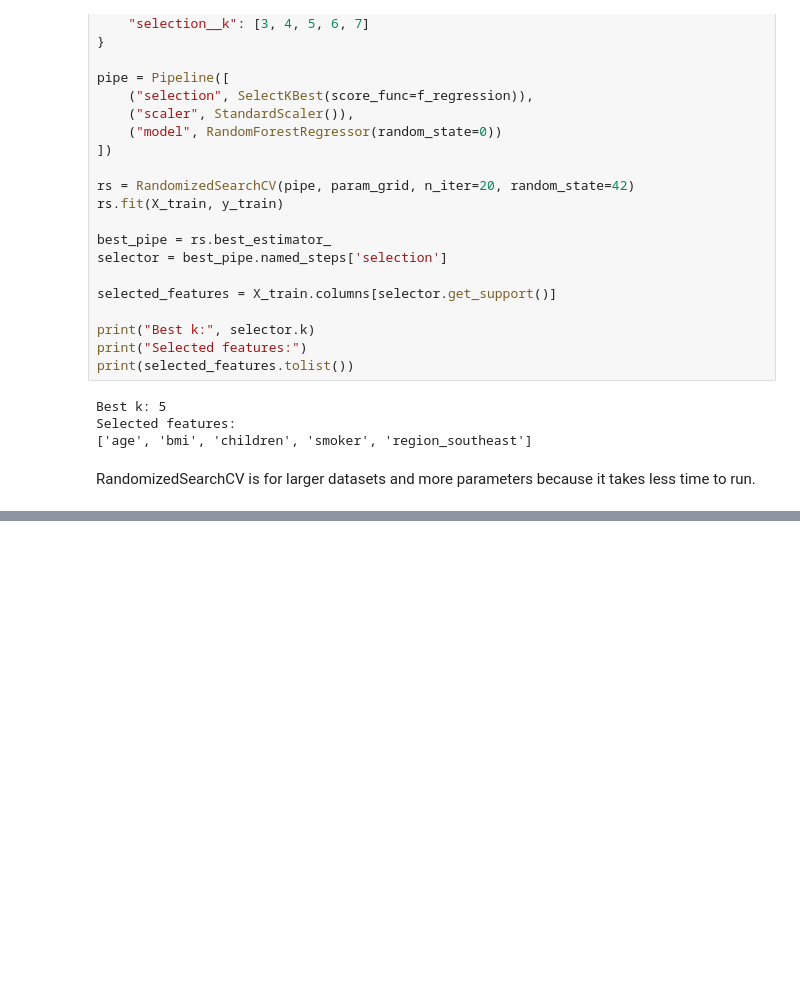
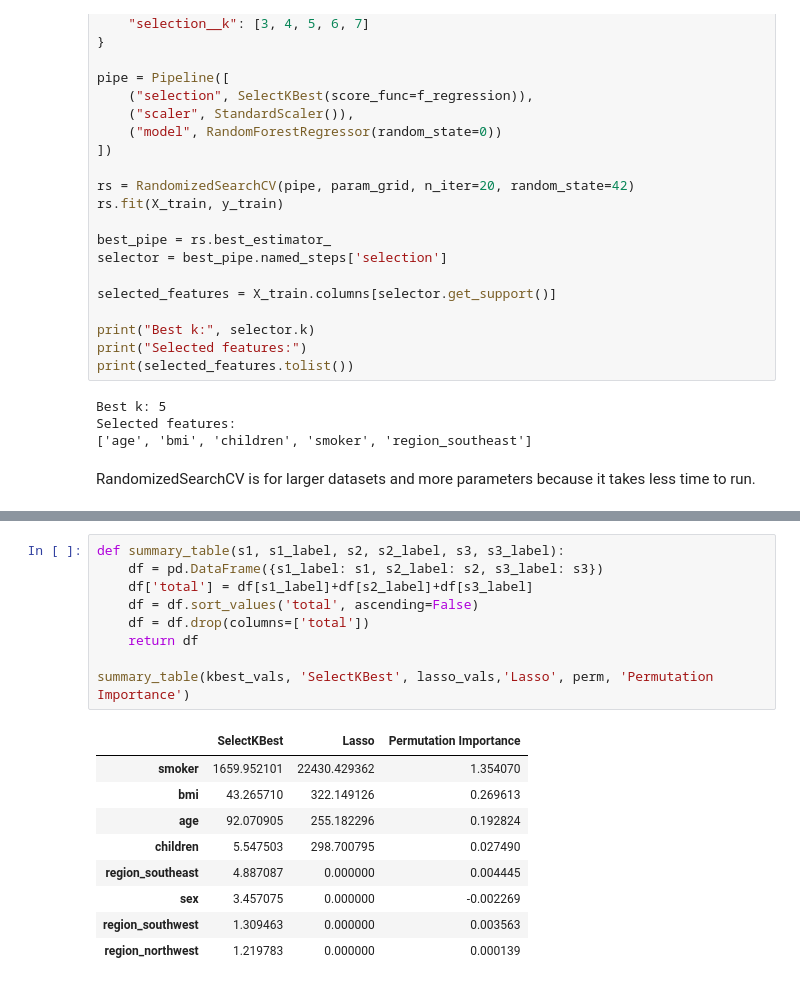
Before and after one commit to russellcha1/Feature-Selection-Model-Tuning, a Jupyter notebook: feature-selection.ipynb, the cells around one changed output, grey strips where cells are left out. Saved outputs shown, nothing was run; the diff lists cells and outputs as text; blank space fills up the shorter version.

```diff
--- a/feature-selection.ipynb
+++ b/feature-selection.ipynb
@@ -246,0 +322,19 @@ RandomizedSearchCV is for larger datasets and more parameters because it takes l
+# %%
+def summary_table(s1, s1_label, s2, s2_label, s3, s3_label):
+    df = pd.DataFrame({s1_label: s1, s2_label: s2, s3_label: s3})
+    df['total'] = df[s1_label]+df[s2_label]+df[s3_label]
+    df = df.sort_values('total', ascending=False)
+    df = df.drop(columns=['total'])
+    return df
+
+summary_table(kbest_vals, 'SelectKBest', lasso_vals,'Lasso', perm, 'Permutation Importance')
+# %% [output]
+|  | SelectKBest | Lasso | Permutation Importance |
+| smoker | 1659.952101 | 22430.429362 | 1.354070 |
+| bmi | 43.265710 | 322.149126 | 0.269613 |
+| age | 92.070905 | 255.182296 | 0.192824 |
+| children | 5.547503 | 298.700795 | 0.027490 |
+| region_southeast | 4.887087 | 0.000000 | 0.004445 |
+| sex | 3.457075 | 0.000000 | -0.002269 |
+| region_southwest | 1.309463 | 0.000000 | 0.003563 |
+| region_northwest | 1.219783 | 0.000000 | 0.000139 |
```
Also changed, not shown: parts of 6 cells of this notebook.
